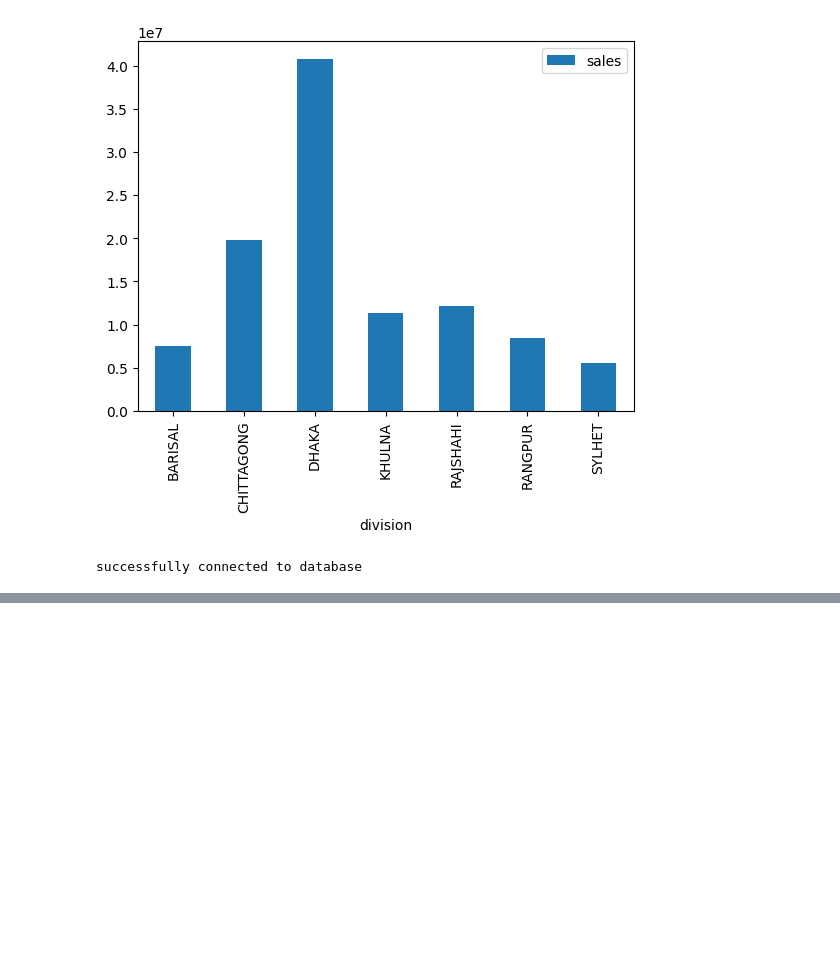
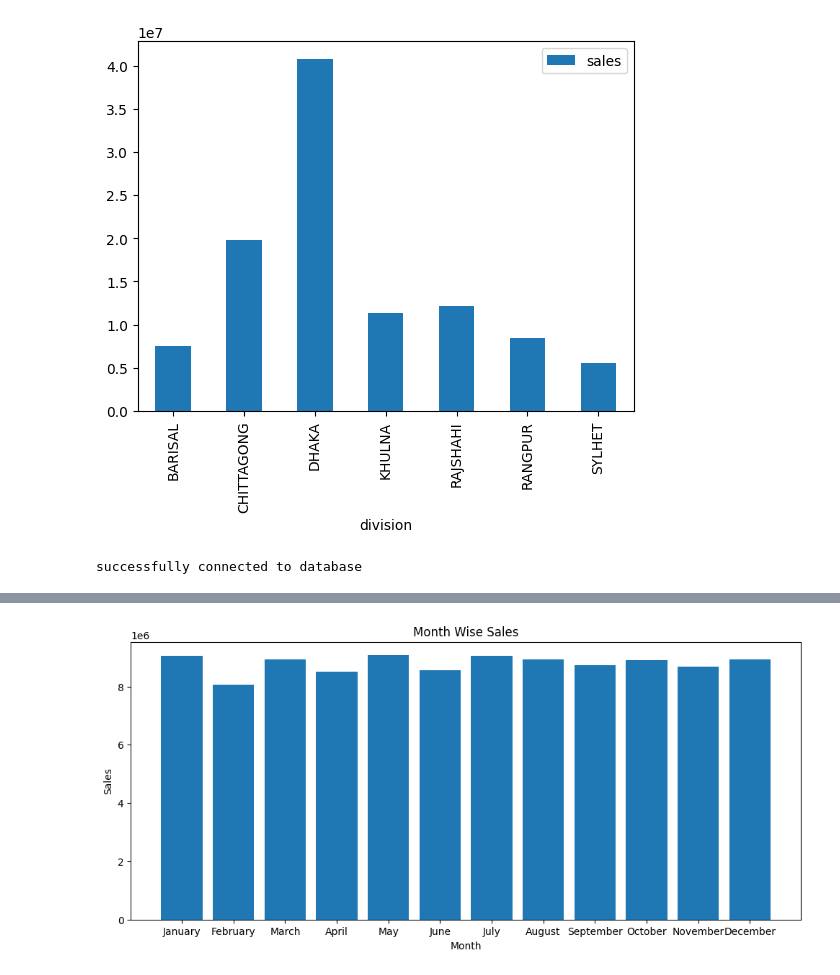
Before and after one commit to esrdlab-vinternship/HDA-Buet-vtraining-23, a Jupyter notebook: notebook/analytics/Olap.ipynb, the cells around one changed output, grey strips where cells are left out. Cells and saved outputs as stored; diff of their text form; code cells hidden in the pictures; blank space fills up the shorter version.

```diff
--- a/notebook/analytics/Olap.ipynb
+++ b/notebook/analytics/Olap.ipynb
@@ -184,0 +337,11 @@ records
+# %%
+con = PostgresConnection().getConnection()
+cur = con.cursor()
+select_stmt = "SELECT s.month, SUM(t.total_price) " \
+              "FROM ecomdb_star_schema.fact_table t " \
+              "JOIN ecomdb_star_schema.time_dim s on s.time_key=t.time_key " \
+                "GROUP BY CUBE(s.month) " \
+                "ORDER BY s.month "
+cur.execute(select_stmt)
+records = cur.fetchall()
+records
@@ -184,0 +363,3 @@ records
+# %%
+df_q1 = pd.DataFrame(list(records), columns=['month', 'sales'])
+df_q1
@@ -184,0 +381,6 @@ records
+# %%
+def changetype(x):
+    x['sales']=x['sales'].astype('float64')
+df_q1 =df_q1.drop(12)
+
+df_q1
@@ -184,0 +419,12 @@ records
+# %%
+month_name= ['January', 'February', 'March','April', 'May', 'June','July','August', 'September','October','November', 'December']
+df_q1['month_name']=month_name
+# %%
+plt.figure(figsize = (12,5))
+plt.bar(df_q1['month_name'],df_q1['sales'])
+plt.title('Month Wise Sales')
+plt.xlabel('Month')
+plt.ylabel('Sales')
+plt.show()
+# %% [output]
+[figure, added]
```
Also changed, not shown: parts of 84 cells of this notebook, 1 other file.
